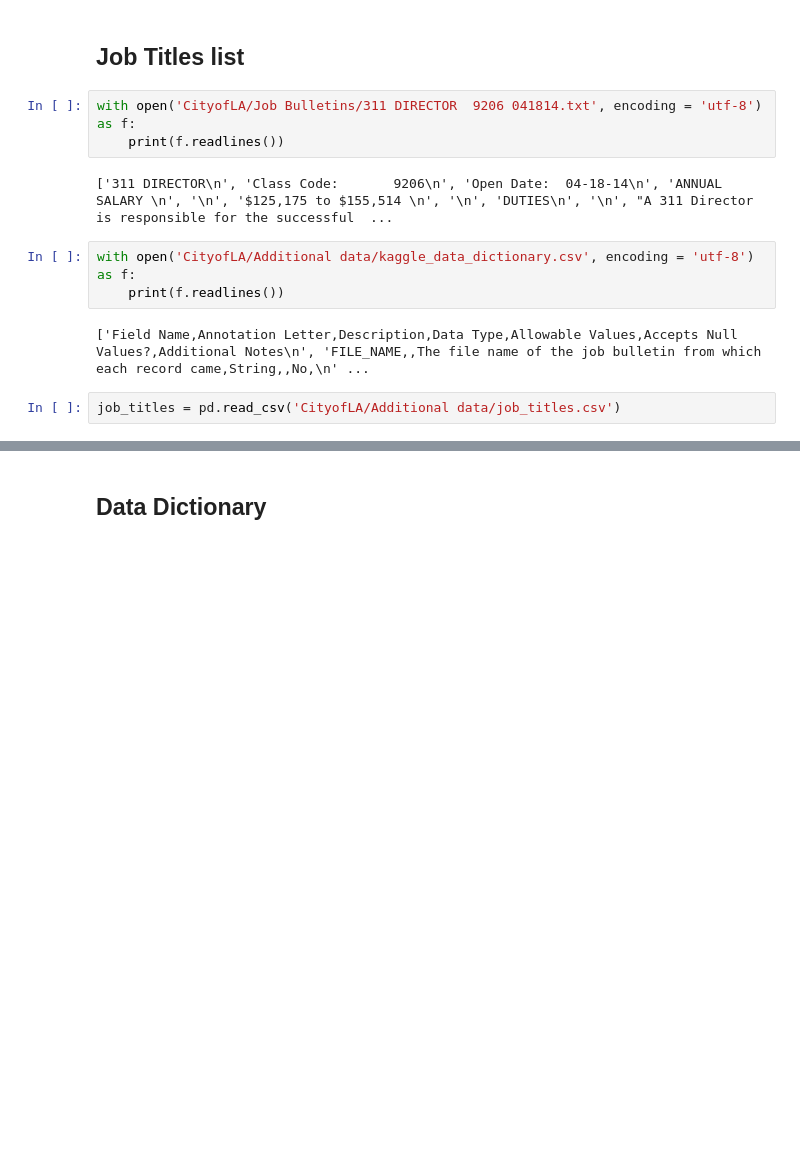
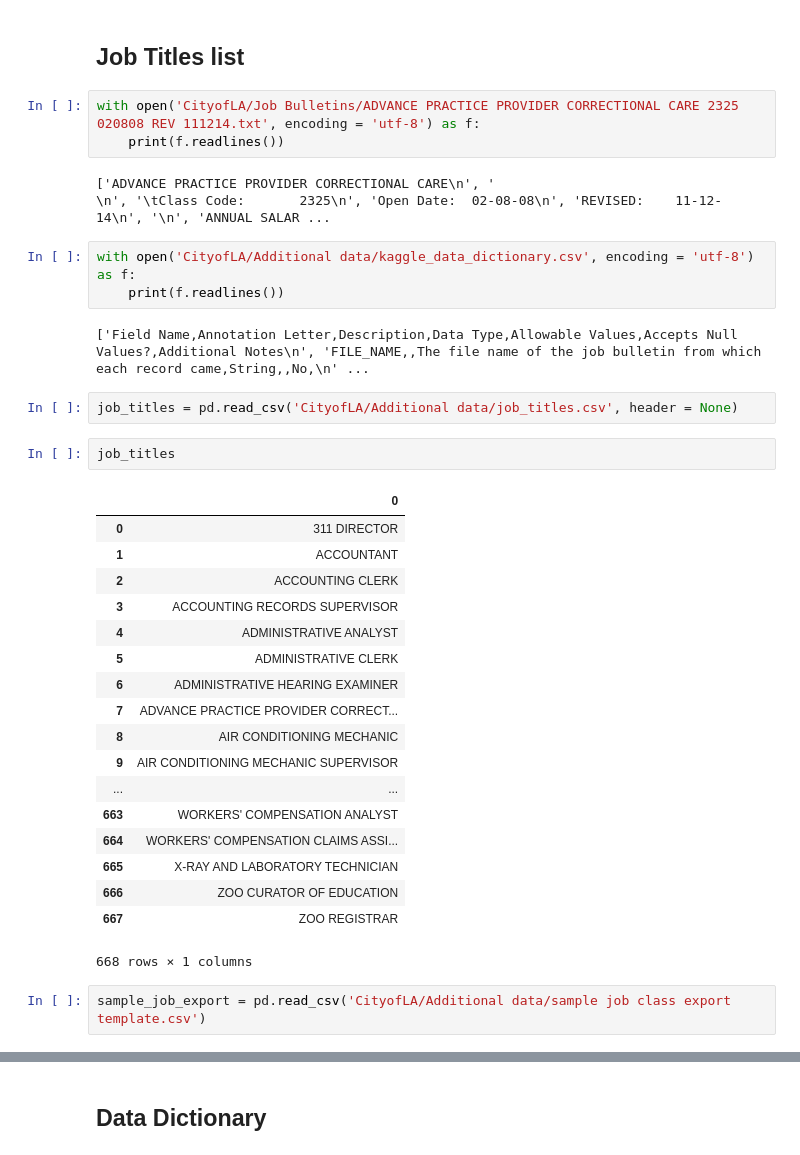
Before and after one commit to gt0410/City-of-LA-Kaggle, a Jupyter notebook: main.ipynb, the cells around one changed output, grey strips where cells are left out. Saved outputs shown, nothing was run; the diff lists cells and outputs as text; blank space fills up the shorter version.

```diff
--- a/main.ipynb
+++ b/main.ipynb
@@ -9,14 +9,37 @@ import numpy as np
 # %% [markdown]
 ## Job Titles list
 # %%
-with open('CityofLA/Job Bulletins/311 DIRECTOR  9206 041814.txt', encoding = 'utf-8') as f:
+with open('CityofLA/Job Bulletins/ADVANCE PRACTICE PROVIDER CORRECTIONAL CARE 2325 020808 REV 111214.txt', encoding = 'utf-8') as f:
     print(f.readlines())
 # %% [output]
-['311 DIRECTOR\n', 'Class Code:       9206\n', 'Open Date:  04-18-14\n', 'ANNUAL SALARY \n', '\n', '$125,175 to $155,514 \n', '\n', 'DUTIES\n', '\n', "A 311 Director is responsible for the successful  ...
+['ADVANCE PRACTICE PROVIDER CORRECTIONAL CARE\n', '                                           \n', '\tClass Code:       2325\n', 'Open Date:  02-08-08\n', 'REVISED:    11-12-14\n', '\n', 'ANNUAL SALAR ...
 # %%
 with open('CityofLA/Additional data/kaggle_data_dictionary.csv', encoding = 'utf-8') as f:
     print(f.readlines())
 # %% [output]
 ['Field Name,Annotation Letter,Description,Data Type,Allowable Values,Accepts Null Values?,Additional Notes\n', 'FILE_NAME,,The file name of the job bulletin from which each record came,String,,No,\n' ...
 # %%
-job_titles = pd.read_csv('CityofLA/Additional data/job_titles.csv')
+job_titles = pd.read_csv('CityofLA/Additional data/job_titles.csv', header = None)
+# %%
+job_titles
+# %% [output]
+|  | 0 |
+| 0 | 311 DIRECTOR |
+| 1 | ACCOUNTANT |
+| 2 | ACCOUNTING CLERK |
+| 3 | ACCOUNTING RECORDS SUPERVISOR |
+| 4 | ADMINISTRATIVE ANALYST |
+| 5 | ADMINISTRATIVE CLERK |
+| 6 | ADMINISTRATIVE HEARING EXAMINER |
+| 7 | ADVANCE PRACTICE PROVIDER CORRECT... |
+| 8 | AIR CONDITIONING MECHANIC |
+| 9 | AIR CONDITIONING MECHANIC SUPERVISOR |
+| ... | ... |
+| 663 | WORKERS' COMPENSATION ANALYST |
+| 664 | WORKERS' COMPENSATION CLAIMS ASSI... |
+| 665 | X-RAY AND LABORATORY TECHNICIAN |
+| 666 | ZOO CURATOR OF EDUCATION |
+| 667 | ZOO REGISTRAR |
+668 rows × 1 columns
+# %%
+sample_job_export = pd.read_csv('CityofLA/Additional data/sample job class export template.csv')
```
Also changed, not shown: parts of 9 cells of this notebook.
